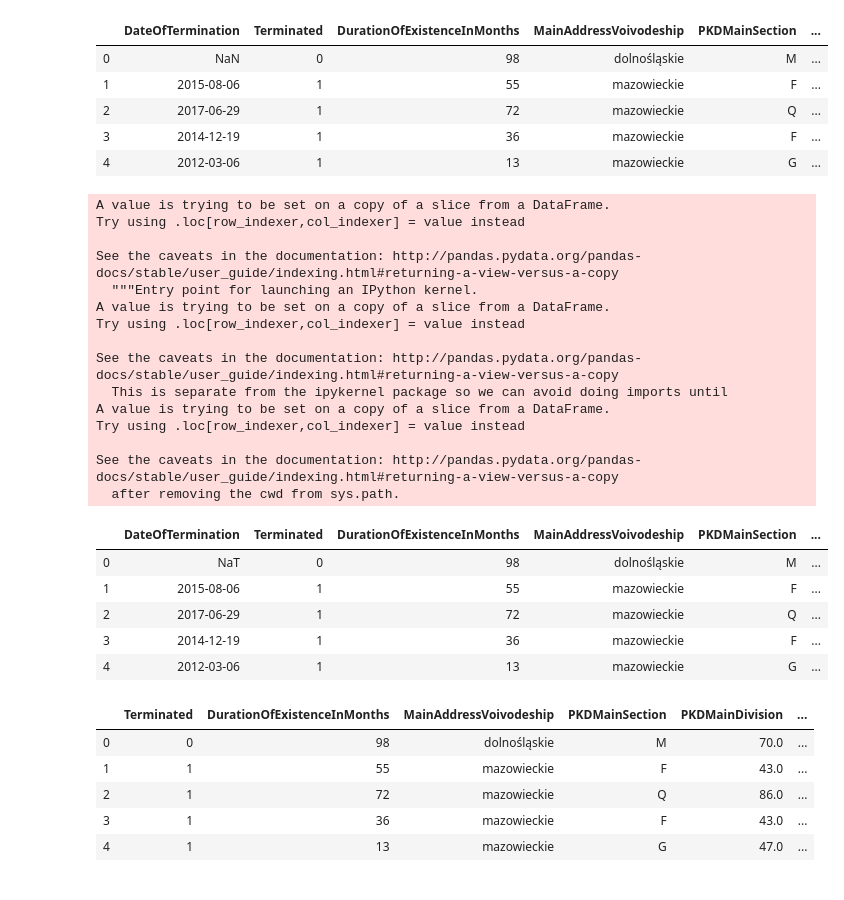
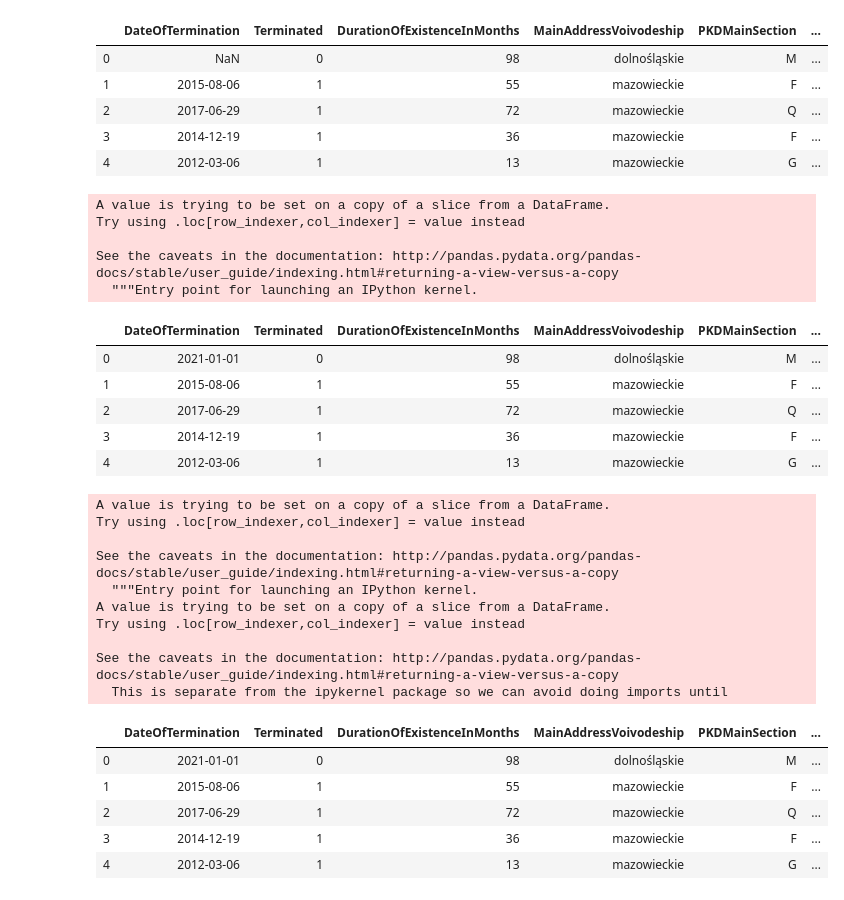
Before and after one commit to wawrzenczyka/WD2, a Jupyter notebook: data/FormatCSV.ipynb, the cells around one changed output. Cells and saved outputs as stored; diff of their text form; code cells hidden in the pictures.

Commit message:
undo dropping date of termination, remove month of termination

```diff
--- a/data/FormatCSV.ipynb
+++ b/data/FormatCSV.ipynb
@@ -255,46 +255,45 @@ data.head()
 | 2 | 2017-06-29 | 1 | 72 | mazowieckie | Q | ... |
 | 3 | 2014-12-19 | 1 | 36 | mazowieckie | F | ... |
 | 4 | 2012-03-06 | 1 | 13 | mazowieckie | G | ... |
+# %%
+data['DateOfTermination'] = data['DateOfTermination'] .fillna('2021-01-01')
+
+data.head()
+# %% [output]
+A value is trying to be set on a copy of a slice from a DataFrame.
+Try using .loc[row_indexer,col_indexer] = value instead
+
+See the caveats in the documentation: http://pandas.pydata.org/pandas-docs/stable/user_guide/indexing.html#returning-a-view-versus-a-copy
+  """Entry point for launching an IPython kernel.
+|  | DateOfTermination | Terminated | DurationOfExistenceInMonths | MainAddressVoivodeship | PKDMainSection | ... |
+| 0 | 2021-01-01 | 0 | 98 | dolnośląskie | M | ... |
+| 1 | 2015-08-06 | 1 | 55 | mazowieckie | F | ... |
+| 2 | 2017-06-29 | 1 | 72 | mazowieckie | Q | ... |
+| 3 | 2014-12-19 | 1 | 36 | mazowieckie | F | ... |
+| 4 | 2012-03-06 | 1 | 13 | mazowieckie | G | ... |
 # %%
 data['DateOfTermination'] = pd.to_datetime(data['DateOfTermination'], format='%Y-%m-%d')
 
 data['YearOfTermination'] = data['DateOfTermination'].dt.year
-data['MonthOfTermination'] = data['DateOfTermination'].dt.month
 
 data.head()
 # %% [output]
 A value is trying to be set on a copy of a slice from a DataFrame.
 Try using .loc[row_indexer,col_indexer] = value instead
 
 See the caveats in the documentation: http://pandas.pydata.org/pandas-docs/stable/user_guide/indexing.html#returning-a-view-versus-a-copy
   """Entry point for launching an IPython kernel.
 A value is trying to be set on a copy of a slice from a DataFrame.
 Try using .loc[row_indexer,col_indexer] = value instead
 
 See the caveats in the documentation: http://pandas.pydata.org/pandas-docs/stable/user_guide/indexing.html#returning-a-view-versus-a-copy
   This is separate from the ipykernel package so we can avoid doing imports until
-A value is trying to be set on a copy of a slice from a DataFrame.
-Try using .loc[row_indexer,col_indexer] = value instead
-
-See the caveats in the documentation: http://pandas.pydata.org/pandas-docs/stable/user_guide/indexing.html#returning-a-view-versus-a-copy
-  after removing the cwd from sys.path.
 |  | DateOfTermination | Terminated | DurationOfExistenceInMonths | MainAddressVoivodeship | PKDMainSection | ... |
-| 0 | NaT | 0 | 98 | dolnośląskie | M | ... |
+| 0 | 2021-01-01 | 0 | 98 | dolnośląskie | M | ... |
 | 1 | 2015-08-06 | 1 | 55 | mazowieckie | F | ... |
 | 2 | 2017-06-29 | 1 | 72 | mazowieckie | Q | ... |
 | 3 | 2014-12-19 | 1 | 36 | mazowieckie | F | ... |
 | 4 | 2012-03-06 | 1 | 13 | mazowieckie | G | ... |
-# %%
-data = data.drop(columns=['DateOfTermination'])
-
-data.head()
-# %% [output]
-|  | Terminated | DurationOfExistenceInMonths | MainAddressVoivodeship | PKDMainSection | PKDMainDivision | ... |
-| 0 | 0 | 98 | dolnośląskie | M | 70.0 | ... |
-| 1 | 1 | 55 | mazowieckie | F | 43.0 | ... |
-| 2 | 1 | 72 | mazowieckie | Q | 86.0 | ... |
-| 3 | 1 | 36 | mazowieckie | F | 43.0 | ... |
-| 4 | 1 | 13 | mazowieckie | G | 47.0 | ... |
 # %%
 data = data.groupby(list(data.columns)).size().reset_index()
 
```
Also changed, not shown: parts of 4 cells of this notebook, 1 other file.
